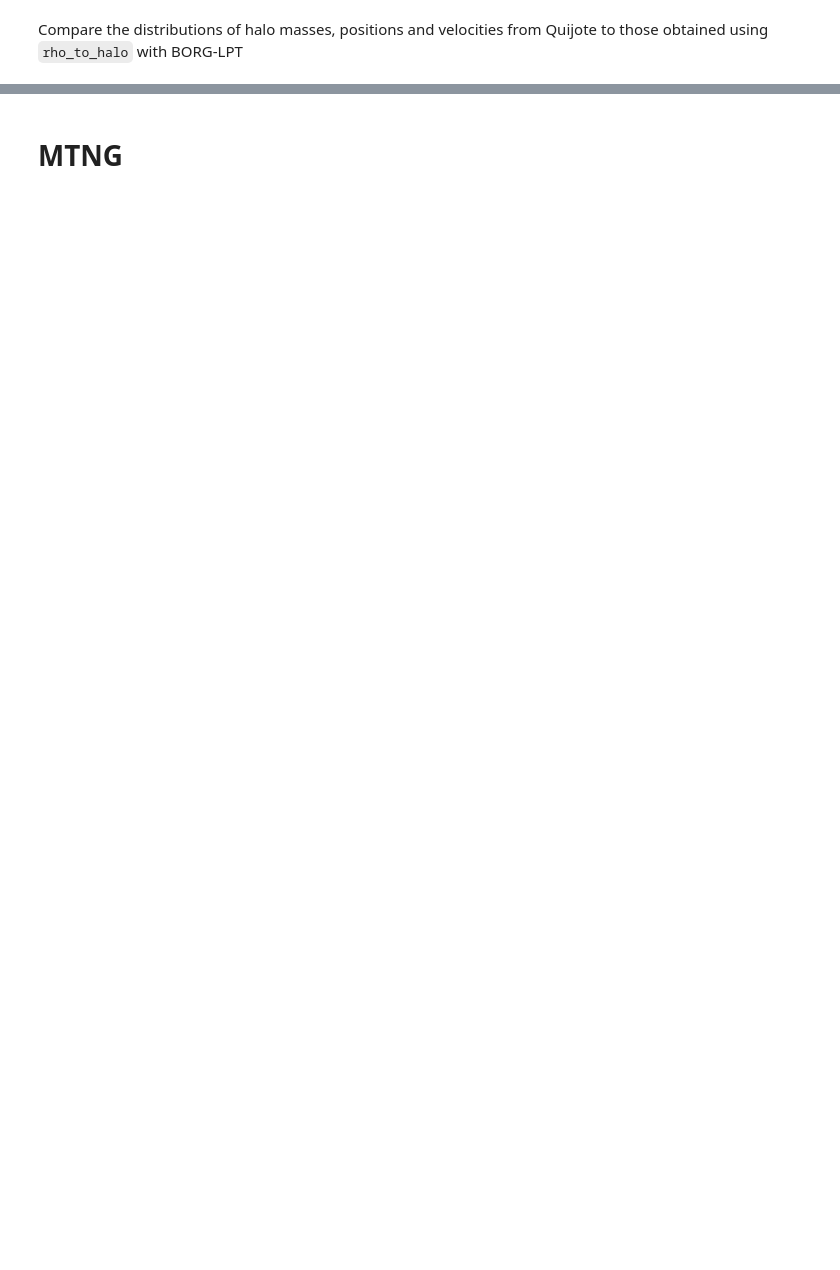
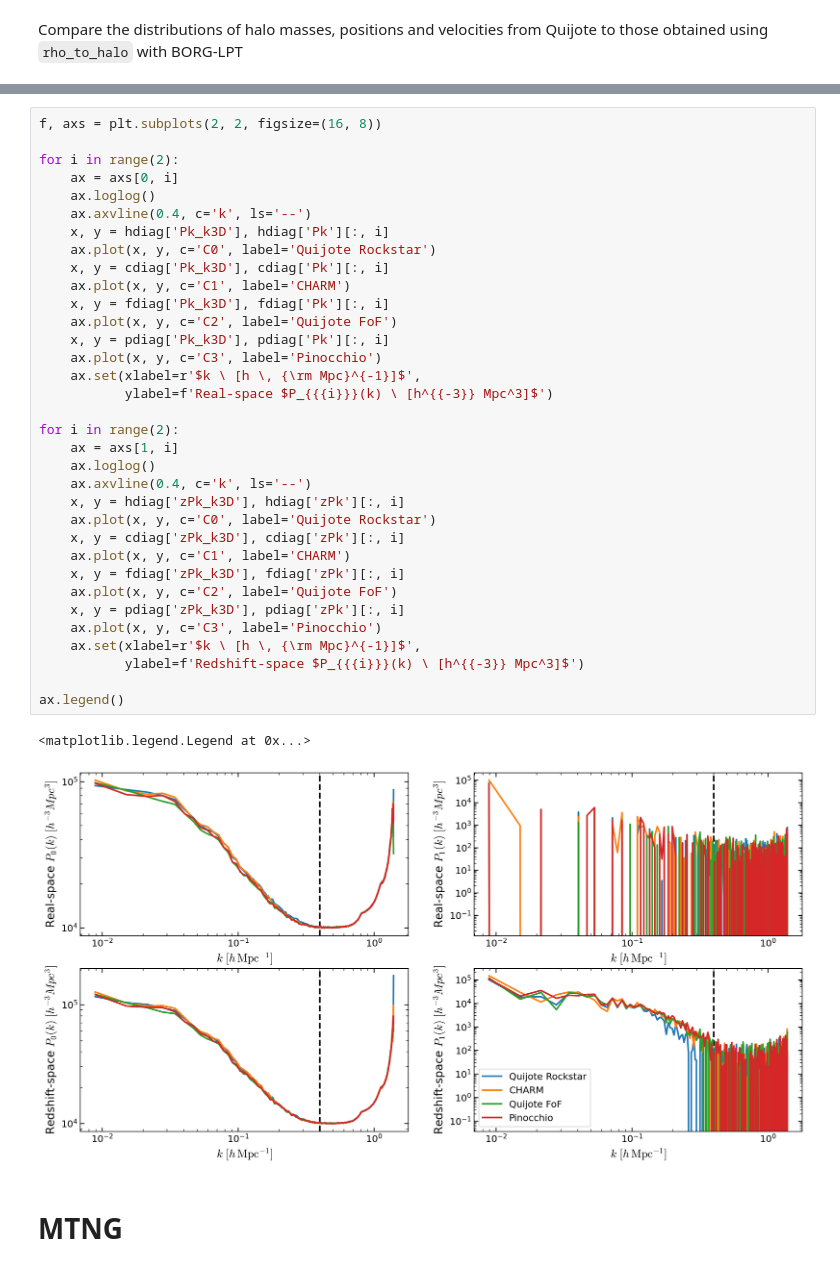
Before and after one commit to maho3/ltu-gobig, a Jupyter notebook: scripts/preprocess_existing_sims/check_quijote.ipynb, the cells around one changed output, grey strips where cells are left out. Cells and saved outputs as stored; diff of their text form; blank space fills up the shorter version.

```diff
--- a/scripts/preprocess_existing_sims/check_quijote.ipynb
+++ b/scripts/preprocess_existing_sims/check_quijote.ipynb
@@ -56,3 +131,40 @@ FileNotFoundError: [Errno 2] No such file or directory: '/anvil/scratch/x-mho1/c
+# %%
+f, axs = plt.subplots(2, 2, figsize=(16, 8))
+
+for i in range(2):
+    ax = axs[0, i]
+    ax.loglog()
+    ax.axvline(0.4, c='k', ls='--')
+    x, y = hdiag['Pk_k3D'], hdiag['Pk'][:, i]
+    ax.plot(x, y, c='C0', label='Quijote Rockstar')
+    x, y = cdiag['Pk_k3D'], cdiag['Pk'][:, i]
+    ax.plot(x, y, c='C1', label='CHARM')
+    x, y = fdiag['Pk_k3D'], fdiag['Pk'][:, i]
+    ax.plot(x, y, c='C2', label='Quijote FoF')
+    x, y = pdiag['Pk_k3D'], pdiag['Pk'][:, i]
+    ax.plot(x, y, c='C3', label='Pinocchio')
+    ax.set(xlabel=r'$k \ [h \, {\rm Mpc}^{-1}]$',
+           ylabel=f'Real-space $P_{{{i}}}(k) \ [h^{{-3}} Mpc^3]$')
+
+for i in range(2):
+    ax = axs[1, i]
+    ax.loglog()
+    ax.axvline(0.4, c='k', ls='--')
+    x, y = hdiag['zPk_k3D'], hdiag['zPk'][:, i]
+    ax.plot(x, y, c='C0', label='Quijote Rockstar')
+    x, y = cdiag['zPk_k3D'], cdiag['zPk'][:, i]
+    ax.plot(x, y, c='C1', label='CHARM')
+    x, y = fdiag['zPk_k3D'], fdiag['zPk'][:, i]
+    ax.plot(x, y, c='C2', label='Quijote FoF')
+    x, y = pdiag['zPk_k3D'], pdiag['zPk'][:, i]
+    ax.plot(x, y, c='C3', label='Pinocchio')
+    ax.set(xlabel=r'$k \ [h \, {\rm Mpc}^{-1}]$',
+           ylabel=f'Redshift-space $P_{{{i}}}(k) \ [h^{{-3}} Mpc^3]$')
+
+ax.legend()
+# %% [output]
+<matplotlib.legend.Legend at 0x...>
+[figure, added]
 # %% [markdown]
 # MTNG
 # %%
```
Also changed, not shown: parts of 7 cells of this notebook, 20 other files.
